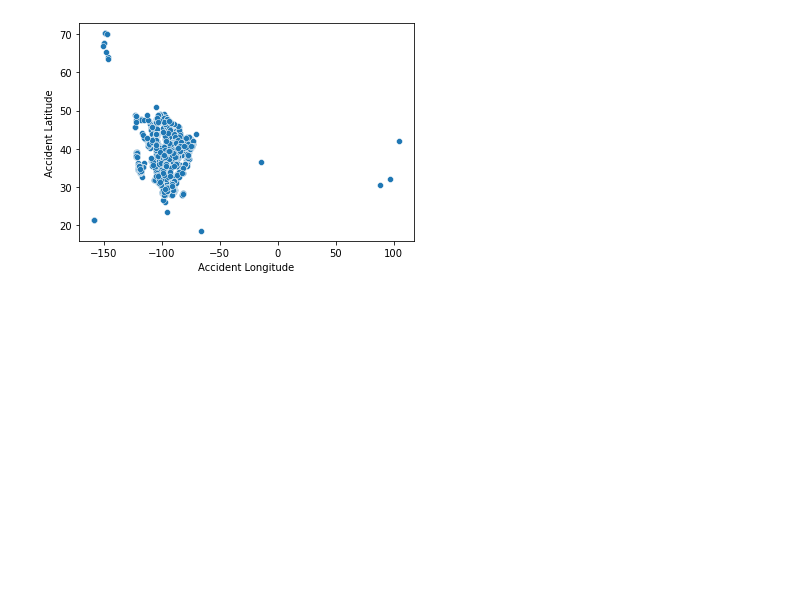
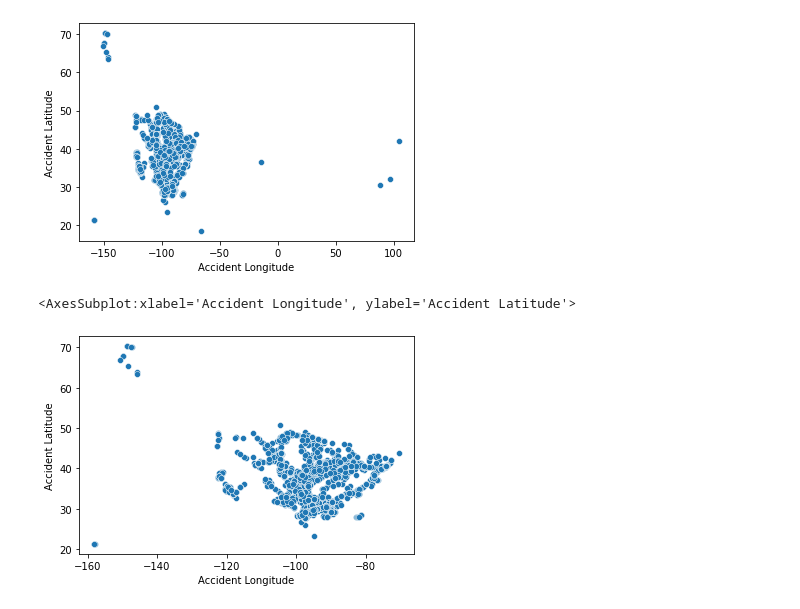
Before and after one commit to Milenaafeworki/Oil-Pipeline-Accidents, a Jupyter notebook: Oil Pipeline Accidents.ipynb, the cells around one changed output. Drawn from its saved outputs; the diff is of its cells as text; code cells hidden in the pictures; blank space fills up the shorter version.

```diff
--- a/Oil Pipeline Accidents.ipynb
+++ b/Oil Pipeline Accidents.ipynb
@@ -111,3 +111,12 @@ sns.scatterplot(x='Accident Longitude', y='Accident Latitude', data = df)
 # %% [output]
 <AxesSubplot:xlabel='Accident Longitude', ylabel='Accident Latitude'>
 [figure]
+# %%
+to_drop = df.loc[(df['Accident Longitude'] > -50) | (df['Accident Latitude'] < 20)]
+# %%
+df.drop(to_drop.index, axis=0, inplace=True)
+# %%
+sns.scatterplot(x='Accident Longitude', y='Accident Latitude', data = df)
+# %% [output]
+<AxesSubplot:xlabel='Accident Longitude', ylabel='Accident Latitude'>
+[figure, added]
```
Also changed, not shown: parts of 1 cell of this notebook.
